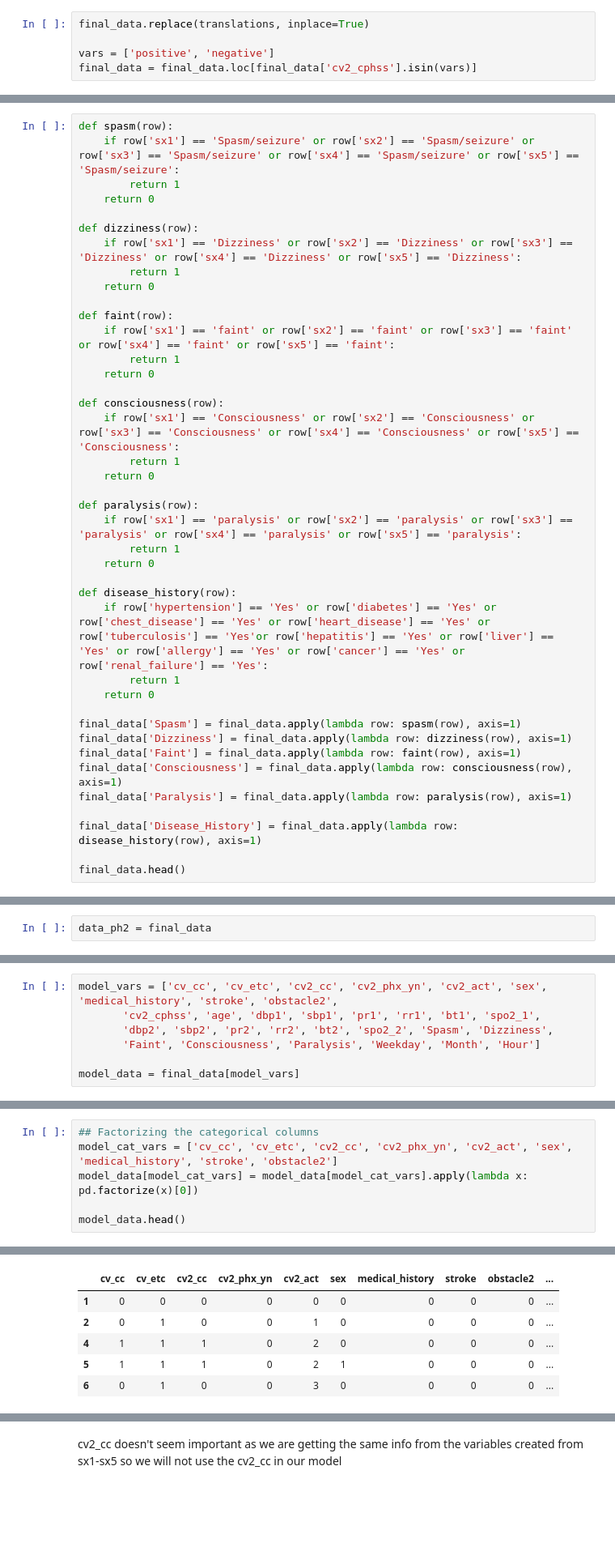
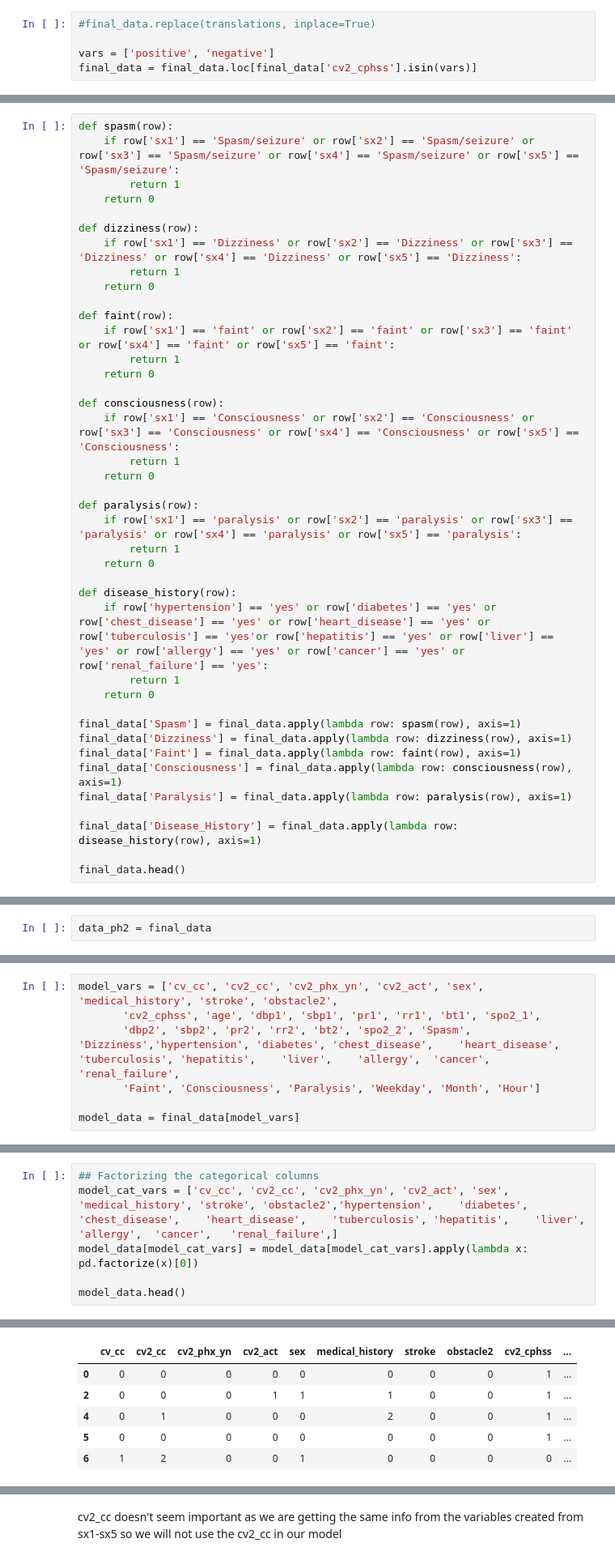
Before and after one commit to nilesh3030/Stroke-Prediction, a Jupyter notebook: Stroke_prediction_2021_data_20230214.ipynb, the cells around one changed output, grey strips where cells are left out. Shown at 81% size. Saved outputs shown, nothing was run; the diff lists cells and outputs as text; blank space fills up the shorter version.

```diff
--- a/Stroke_prediction_2021_data_20230214.ipynb
+++ b/Stroke_prediction_2021_data_20230214.ipynb
@@ -314,7 +268,7 @@ etc                                       1
 Aorta                                     1
 Name: cv2_cphss, dtype: int64
 # %%
-final_data.replace(translations, inplace=True)
+#final_data.replace(translations, inplace=True)
 
 vars = ['positive', 'negative']
 final_data = final_data.loc[final_data['cv2_cphss'].isin(vars)]
@@ -440,7 +410,7 @@ def paralysis(row):
     return 0
 
 def disease_history(row):
-    if row['hypertension'] == 'Yes' or row['diabetes'] == 'Yes' or row['chest_disease'] == 'Yes' or row['heart_disease'] == 'Yes' or row['tuberculosis'] == 'Yes'or row['hepatitis'] == 'Yes' or row['liver'] == 'Yes' or row['allergy'] == 'Yes' or row['cancer'] == 'Yes' or row['renal_failure'] == 'Yes':
+    if row['hypertension'] == 'yes' or row['diabetes'] == 'yes' or row['chest_disease'] == 'yes' or row['heart_disease'] == 'yes' or row['tuberculosis'] == 'yes'or row['hepatitis'] == 'yes' or row['liver'] == 'yes' or row['allergy'] == 'yes' or row['cancer'] == 'yes' or row['renal_failure'] == 'yes':
         return 1
     return 0
 
@@ -507,8 +483,8 @@ final_data.cv2_cphss.value_counts()
 Name: cv2_cphss, dtype: int64
 # %%
-model_vars = ['cv_cc', 'cv_etc', 'cv2_cc', 'cv2_phx_yn', 'cv2_act', 'sex', 'medical_history', 'stroke', 'obstacle2',
+model_vars = ['cv_cc', 'cv2_cc', 'cv2_phx_yn', 'cv2_act', 'sex', 'medical_history', 'stroke', 'obstacle2',
        'cv2_cphss', 'age', 'dbp1', 'sbp1', 'pr1', 'rr1', 'bt1', 'spo2_1',
-       'dbp2', 'sbp2', 'pr2', 'rr2', 'bt2', 'spo2_2', 'Spasm', 'Dizziness',
+       'dbp2', 'sbp2', 'pr2', 'rr2', 'bt2', 'spo2_2', 'Spasm', 'Dizziness','hypertension',	'diabetes',	'chest_disease',	'heart_disease',	'tuberculosis',	'hepatitis',	'liver',	'allergy',	'cancer',	'renal_failure',
        'Faint', 'Consciousness', 'Paralysis', 'Weekday', 'Month', 'Hour']
 
 model_data = final_data[model_vars]
@@ -524,6 +500,6 @@ model_data.head()
 # %%
 ## Factorizing the categorical columns
-model_cat_vars = ['cv_cc', 'cv_etc', 'cv2_cc', 'cv2_phx_yn', 'cv2_act', 'sex', 'medical_history', 'stroke', 'obstacle2']
+model_cat_vars = ['cv_cc', 'cv2_cc', 'cv2_phx_yn', 'cv2_act', 'sex', 'medical_history', 'stroke', 'obstacle2','hypertension',	'diabetes',	'chest_disease',	'heart_disease',	'tuberculosis',	'hepatitis',	'liver',	'allergy',	'cancer',	'renal_failure',]
 model_data[model_cat_vars] = model_data[model_cat_vars].apply(lambda x: pd.factorize(x)[0])
 
 model_data.head()
@@ -531,6 +512,6 @@ model_data.head()
-|  | cv_cc | cv_etc | cv2_cc | cv2_phx_yn | cv2_act | sex | medical_history | stroke | obstacle2 | ... |
-| 1 | 0 | 0 | 0 | 0 | 0 | 0 | 0 | 0 | 0 | ... |
-| 2 | 0 | 1 | 0 | 0 | 1 | 0 | 0 | 0 | 0 | ... |
-| 4 | 1 | 1 | 1 | 0 | 2 | 0 | 0 | 0 | 0 | ... |
-| 5 | 1 | 1 | 1 | 0 | 2 | 1 | 0 | 0 | 0 | ... |
-| 6 | 0 | 1 | 0 | 0 | 3 | 0 | 0 | 0 | 0 | ... |
+|  | cv_cc | cv2_cc | cv2_phx_yn | cv2_act | sex | medical_history | stroke | obstacle2 | cv2_cphss | ... |
+| 0 | 0 | 0 | 0 | 0 | 0 | 0 | 0 | 0 | 1 | ... |
+| 2 | 0 | 0 | 0 | 1 | 1 | 1 | 0 | 0 | 1 | ... |
+| 4 | 0 | 1 | 0 | 0 | 0 | 2 | 0 | 0 | 1 | ... |
+| 5 | 0 | 0 | 0 | 0 | 0 | 0 | 0 | 0 | 1 | ... |
+| 6 | 1 | 2 | 0 | 0 | 1 | 0 | 0 | 0 | 0 | ... |
```
Also changed, not shown: parts of 52 cells of this notebook.
